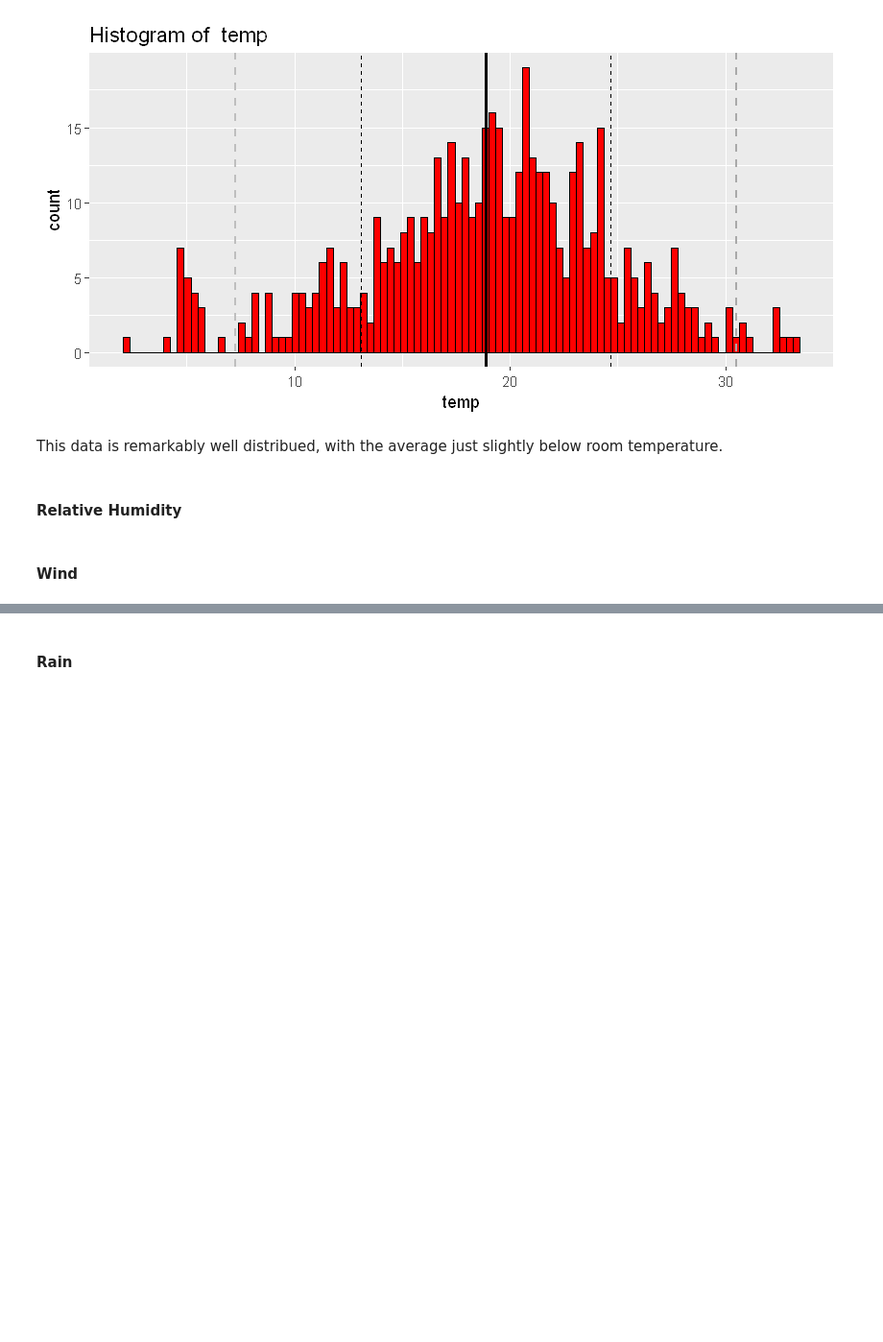
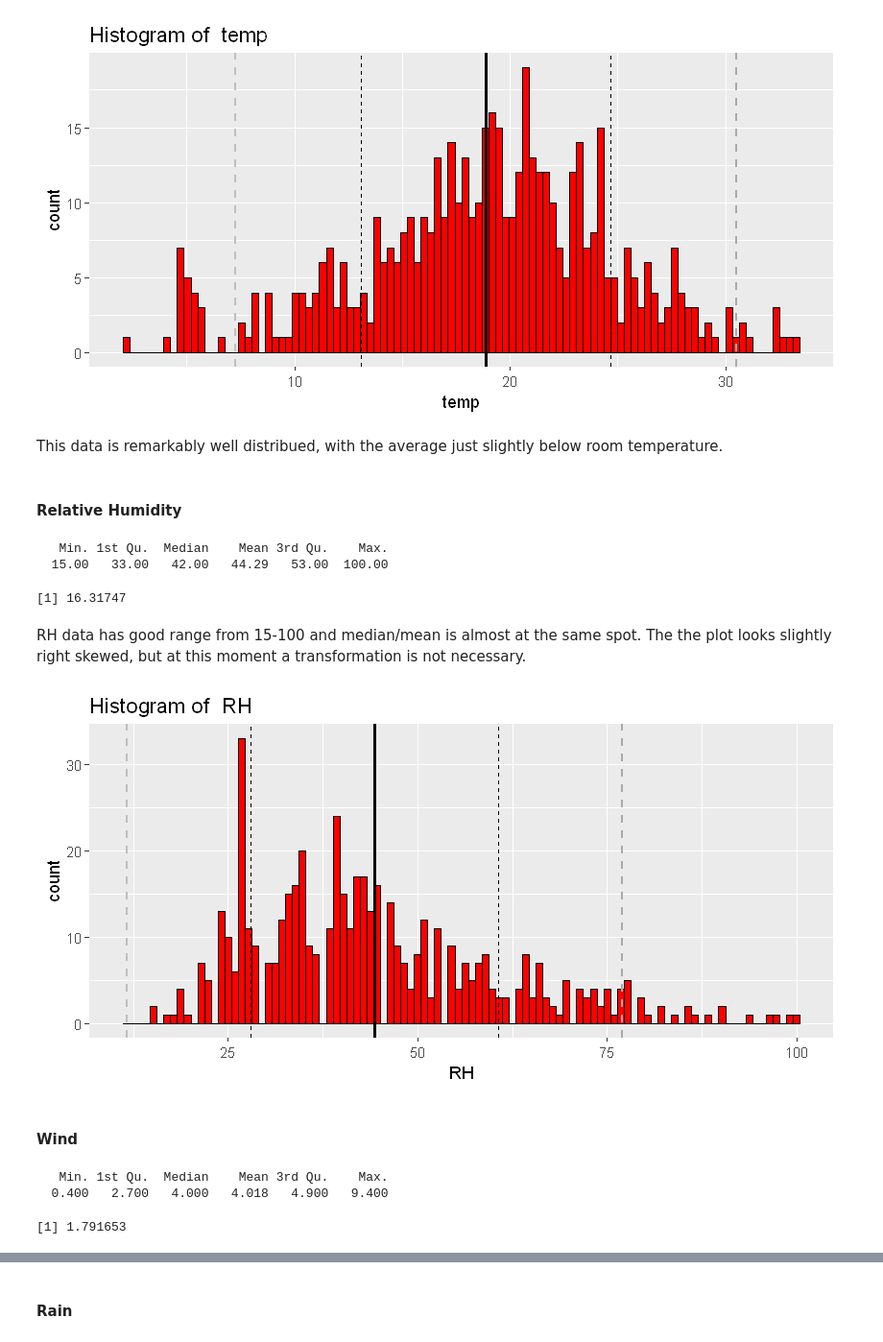
Before and after one commit to hyunchul78/w203_lab1, a Jupyter notebook: Lab1 - Forest Fire EDA.ipynb, the cells around one changed output, grey strips where cells are left out. Shown at 96% size. Drawn from its saved outputs; the diff is of its cells as text; code cells hidden in the pictures; blank space fills up the shorter version.

```diff
--- a/Lab1 - Forest Fire EDA.ipynb
+++ b/Lab1 - Forest Fire EDA.ipynb
@@ -100,3 +96,6 @@ ff$logArea = log(ff$area)
+# %%
+ff <- transform(ff, numMonth = ConvertMonthToNumber(month))
+ff <- transform(ff, numDay = ConvertDayToNumber(day))
 # %% [markdown]
 In order to combat the imbalanced area data, we will look at 4 levels of fires: all fires, non 0 fires, big fires, and severe fires.  First we need to find where to put the splits between general, big and severe fires.
 # %%
@@ -269,5 +228,25 @@ FancyHist(ff, "temp")
 This data is remarkably well distribued, with the average just slightly below room temperature.
 # %% [markdown]
 #### Relative Humidity
+# %%
+summary(ff$RH)
+sd(ff$RH)
+# %% [output]
+   Min. 1st Qu.  Median    Mean 3rd Qu.    Max.
+  15.00   33.00   42.00   44.29   53.00  100.00
+[1] 16.31747
+# %% [markdown]
+RH data has good range from 15-100 and median/mean is almost at the same spot. The the plot looks slightly right skewed, but at this moment a transformation is not necessary.
+# %%
+FancyHist(ff, "RH")
+# %% [output]
+[figure, added]
 # %% [markdown]
 #### Wind
+# %%
+summary(ff$wind)
+sd(ff$wind)
+# %% [output]
+   Min. 1st Qu.  Median    Mean 3rd Qu.    Max.
+  0.400   2.700   4.000   4.018   4.900   9.400
+[1] 1.791653
```
Also changed, not shown: parts of 15 cells of this notebook.
